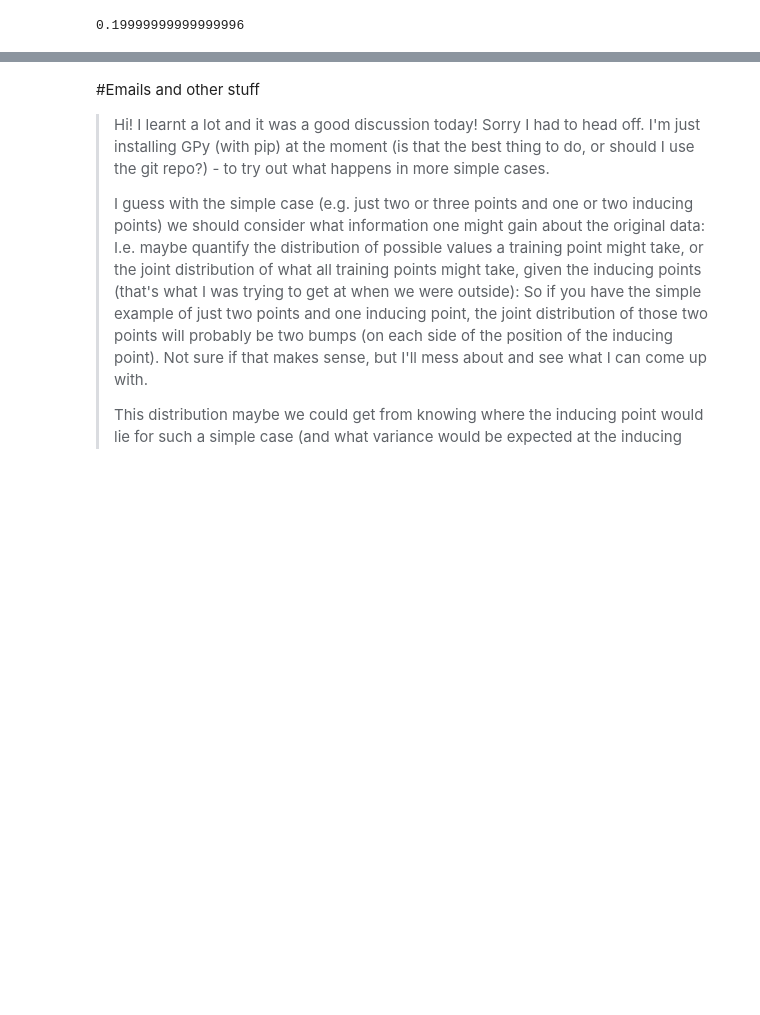
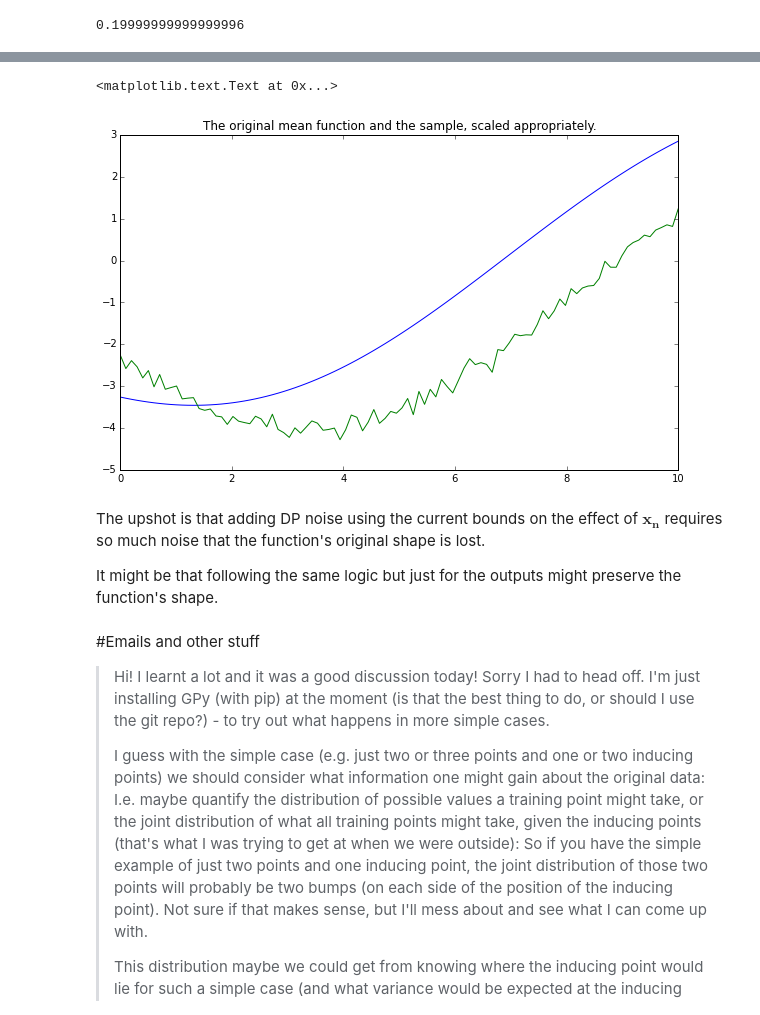
Before and after one commit to scikic/virtual, a Jupyter notebook: Virtual Patients.ipynb, the cells around one changed output, grey strips where cells are left out. Saved outputs shown, nothing was run; the diff lists cells and outputs as text; code cells hidden in the pictures; blank space fills up the shorter version.

```diff
--- a/Virtual Patients.ipynb
+++ b/Virtual Patients.ipynb
@@ -807,3 +854,21 @@ For example, $N = 3$, $y_{max}=10$ we also must ensure that $x$ is at least a ce
+# %%
+
+ypred = m.predict(x)[0]
+plot(x,ypred)
+delta = 2 * N * (max(ypred)-min(ypred)) ##!!!! NOT DIFFERENTIALLY PRIVATE ACCESS TO ymax!
+alpha = 500.0 #! Very low privacy!
+beta = 0.01
+c = np.sqrt(2*np.log(2/beta)) #c > sqrt(2 log (2/beta)) e.g. beta = 0.1, c = sqrt(2 log (2/0.1)) = sqrt(2 log (20)) = 2.45
+scale = delta * c / alpha
+plot(x,ypred+G*scale)
+plt.title('The original mean function and the sample, scaled appropriately.')
+# %% [output]
+<matplotlib.text.Text at 0x...>
+[figure, added]
+# %% [markdown]
+The upshot is that adding DP noise using the current bounds on the effect of $\mathbf{x_n}$ requires so much noise that the function's original shape is lost.
+
+It might be that following the same logic but just for the outputs might preserve the function's shape.
 # %% [markdown]
 #Emails and other stuff
 
```
Also changed, not shown: parts of 6 cells of this notebook.
